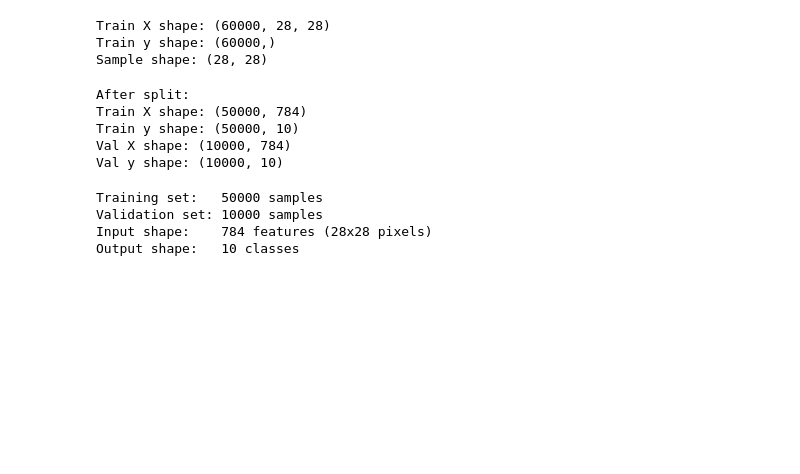
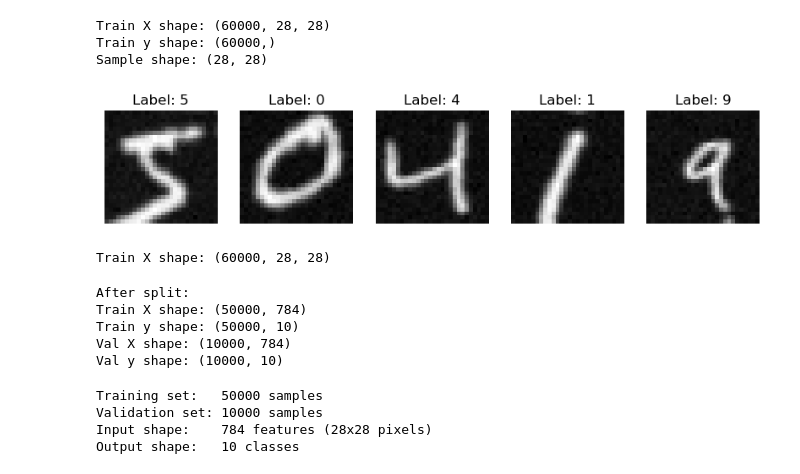
Before and after one commit to ludvigramsvik/MNIST-project-DT4031, a Jupyter notebook: NN/NeuralNetwork.ipynb, the cells around one changed output. Drawn from its saved outputs; the diff is of its cells as text; code cells hidden in the pictures; blank space fills up the shorter version.

```diff
--- a/NN/NeuralNetwork.ipynb
+++ b/NN/NeuralNetwork.ipynb
@@ -15,14 +16,53 @@ from tensorflow import keras
 # %%
 X_T = load_images("../MNIST_dataset/train-images-idx3-ubyte/train-images-idx3-ubyte")
 y_T = load_labels("../MNIST_dataset/train-labels-idx1-ubyte/train-labels-idx1-ubyte")
 
+
 print("Train X shape:", X_T.shape)
 print("Train y shape:", y_T.shape)
 print("Sample shape:", X_T[0].shape)
+
+
+# Scale
+X_T = X_T / 255.0
+
+
+#Scale the images in size by a random factor
+X_T = X_T[..., np.newaxis]
+
+data_augmentation = tf.keras.Sequential([
+    tf.keras.layers.RandomZoom((-0.3, 0.3)),   # scaling
+    tf.keras.layers.RandomRotation(0.05),       # rotation
+    tf.keras.layers.RandomTranslation(0.1,0.1) # shifting
+])
+
+X_T_aug = data_augmentation(X_T, training=True)
+
+# Remove channel if needed
+X_T = X_T_aug.numpy().squeeze()
+
+
+# Generate some random noise to add to the images
+noise = np.random.normal(loc=0.0, scale=0.02, size=X_T.shape)
+# Add the noise to the images
+X_T = X_T + noise
+
+# Visualize some samples
+fig, axes = plt.subplots(1, 5, figsize=(10, 2))
+for i in range(5):
+    axes[i].imshow(X_T[i], cmap='gray')
+    axes[i].set_title(f"Label: {y_T[i]}")
+    axes[i].axis('off')
+plt.show()
 # %% [output]
 Train X shape: (60000, 28, 28)
 Train y shape: (60000,)
 Sample shape: (28, 28)
+[figure, added]
+# %%
+print("Train X shape:", X_T.shape)
+# %% [output]
+Train X shape: (60000, 28, 28)
 # %%
 #reshape to (n_samples, n_features)
 X_T = X_T.reshape(X_T.shape[0], -1)
```
Also changed, not shown: parts of 9 cells of this notebook, 3 other files.
